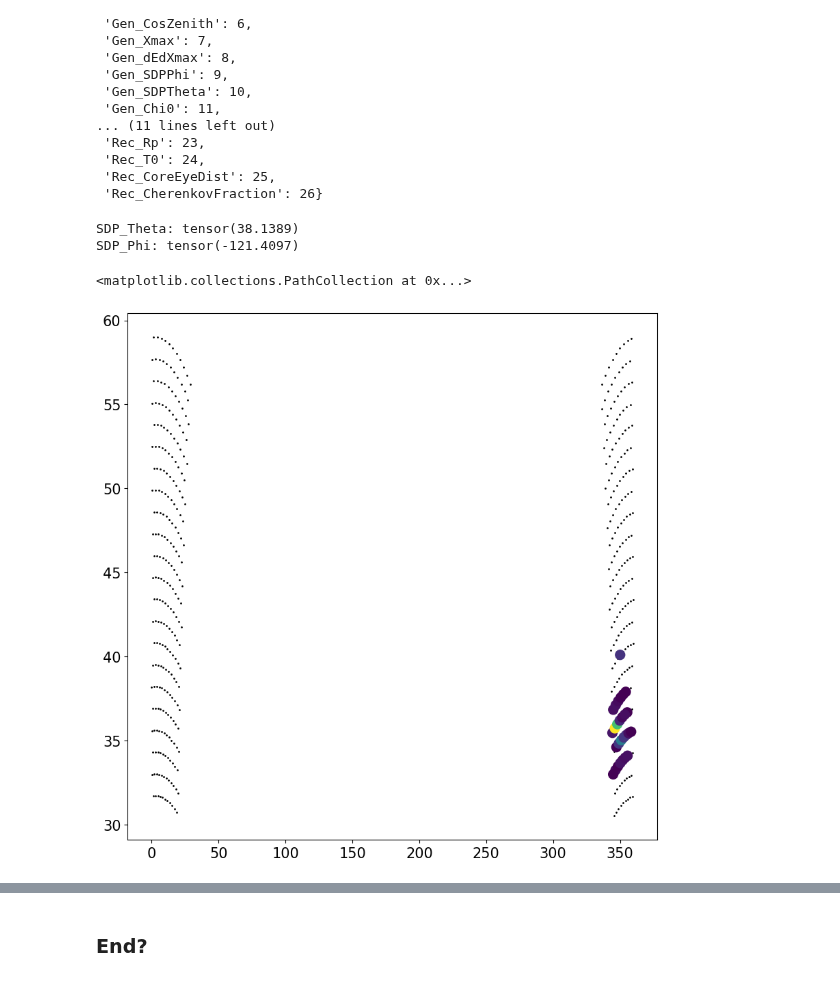
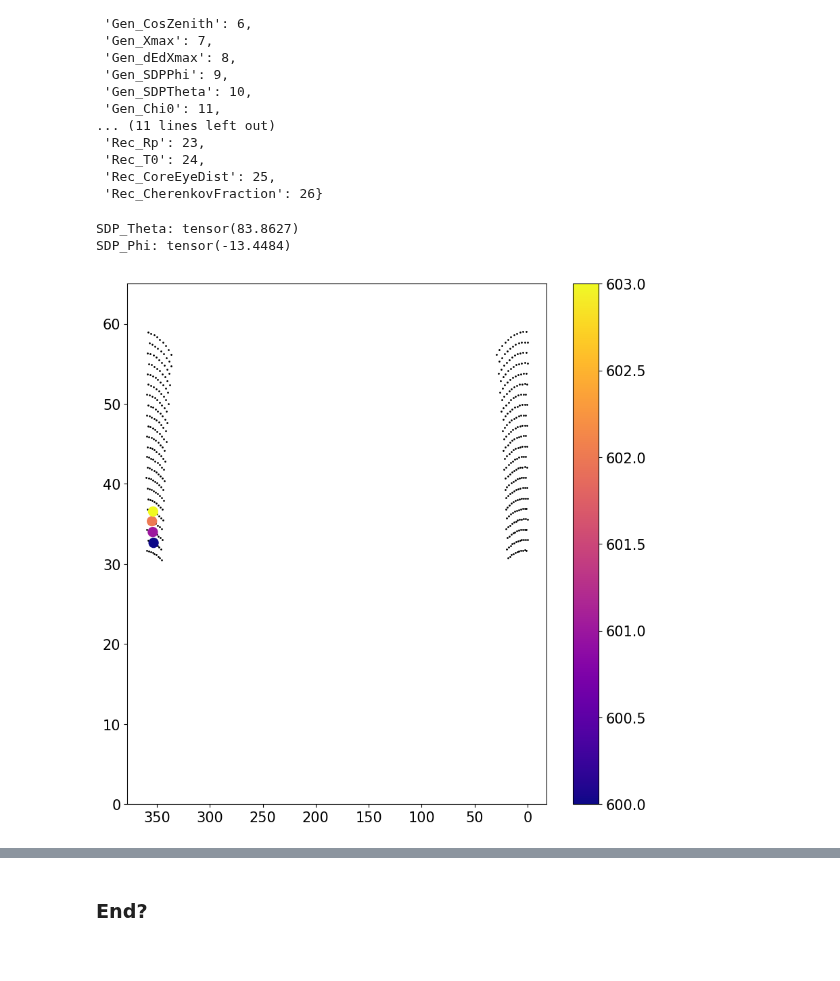
Before and after one commit to fedor-tairli/CDEProject, a Jupyter notebook: Dataset/TestingDataset_2.ipynb, the cells around one changed output, grey strips where cells are left out. Saved outputs shown, nothing was run; the diff lists cells and outputs as text; code cells hidden in the pictures.

```diff
--- a/Dataset/TestingDataset_2.ipynb
+++ b/Dataset/TestingDataset_2.ipynb
@@ -56,6 +56,9 @@ LoadTraces = True
 if CheckGlobals:
     if 'Dataset' in globals():
         print('Dataset already loaded')
+        if len(Dataset.Event_level_keys.keys())<1:
+            print('Dataset Event_level_keys is None, reloading Dataset')
+            Dataset.Load(DataPath,'CDEsDataset' ,LoadTraces=LoadTraces)
     else:
         print('Loading Dataset')
         Dataset = DatasetContainer()
@@ -325,42 +330,61 @@ Dataset.Event_level_keys
  'Rec_CherenkovFraction': 26}
 # %%
 CO_BackwallAngle = 243.0219
+HE_BackwallAngle = 273.0
 
-N   = np.random.randint(0,10000)
-Event = Dataset.get_event_by_index(N)
-SDP_Theta = Event.get_value('Gen_SDPTheta')
+# We randomly select event, until its SDPTheta are withing 10 degrees from 90
+SDP_Theta = 0
+while abs(SDP_Theta - np.pi/2) > 10*np.pi/180:
+    N   = np.random.randint(0,10000)
+
+    Event = Dataset.get_event_by_index(N)
+    SDP_Theta = Event.get_value('Gen_SDPTheta')
 SDP_Phi   = Event.get_value('Gen_SDPPhi')
 
 
 All_pixel_Ids = Event.get_pixel_values('PixelID')
 All_TelIDs    = Event.get_pixel_values('TelID')
 All_Charge    = Event.get_pixel_values('Charge')
+All_Times     = Event.get_pixel_values('PulseStart')
+All_Status    = Event.get_pixel_values('Status')
+
 
 WantedTelID = torch.unique(All_TelIDs)[0].item()
 
 Mask = (AllPossiblePixelDirections['EyeID'] == 5) & (AllPossiblePixelDirections['TelID'] == WantedTelID)
-# print('MaskSum`:',np.sum(Mask))
 
-All_Thetas = np.zeros(len(All_pixel_Ids))
-All_Phi   = np.zeros(len(All_pixel_Ids))
-
-for i,pixelID in enumerate(All_pixel_Ids):
-    pixelID = int(pixelID.item()) - 440*(All_TelIDs[i].item()-1)
-    # print('PixelID:',pixelID)
-    All_Thetas[i] = AllPossiblePixelDirections[Mask]['Theta'][AllPossiblePixelDirections['PixID'] == pixelID].values[0]
-    All_Phi[i]   = AllPossiblePixelDirections[Mask]['Phi'][AllPossiblePixelDirections['PixID'] == pixelID].values[0]
+All_Thetas = Event.get_pixel_values('Theta')
+All_Phi    = Event.get_pixel_values('Phi')
 
 SDP_Theta = Event.get_value('Gen_SDPTheta')
 SDP_Phi   = Event.get_value('Gen_SDPPhi')
 
 print('SDP_Theta:',SDP_Theta*180/np.pi)
 print('SDP_Phi:',SDP_Phi*180/np.pi)
 
+All_Phi_p = All_Phi + HE_BackwallAngle #- HE_BackwallAngle
+All_Phi_p[All_Phi_p<0] += 360
+
+AllPossiblePhi_p = AllPossiblePixelDirections[Mask]['Phi'] #- HE_BackwallAngle
+AllPossiblePhi_p[AllPossiblePhi_p< 0] += 360
+
+All_Phi_p[All_Phi_p>360] -= 360
+AllPossiblePhi_p[AllPossiblePhi_p>360] -= 360
+
+
+All_Phi_p = All_Phi_p   [All_Status == 4]
+All_Thetas = All_Thetas [All_Status == 4]
+All_Times = All_Times   [All_Status == 4]
+
+
+
 plt.figure()
-plt.scatter(AllPossiblePixelDirections[Mask]['Phi'],AllPossiblePixelDirections[Mask]['Theta'],c='k',label='All Possible Directions',s=1)
-plt.scatter(All_Phi                                ,All_Thetas,c = All_Charge,label='Event Directions',s=100)
+plt.scatter(AllPossiblePhi_p,AllPossiblePixelDirections[Mask]['Theta'],c='k',label='All Possible Directions',s=1)
+plt.scatter(All_Phi_p       ,All_Thetas,c = All_Times,label='Event Directions',s=100,cmap = 'plasma')
+plt.colorbar()
+plt.ylim(0,65)
+plt.gca().invert_xaxis()
 # %% [output]
-SDP_Theta: tensor(38.1389)
-SDP_Phi: tensor(-121.4097)
+SDP_Theta: tensor(83.8627)
+SDP_Phi: tensor(-13.4484)
-<matplotlib.collections.PathCollection at 0x...>
-[figure, old version]
+[figure, new version]
```
Also changed, not shown: parts of 9 cells of this notebook, 5 other files.
